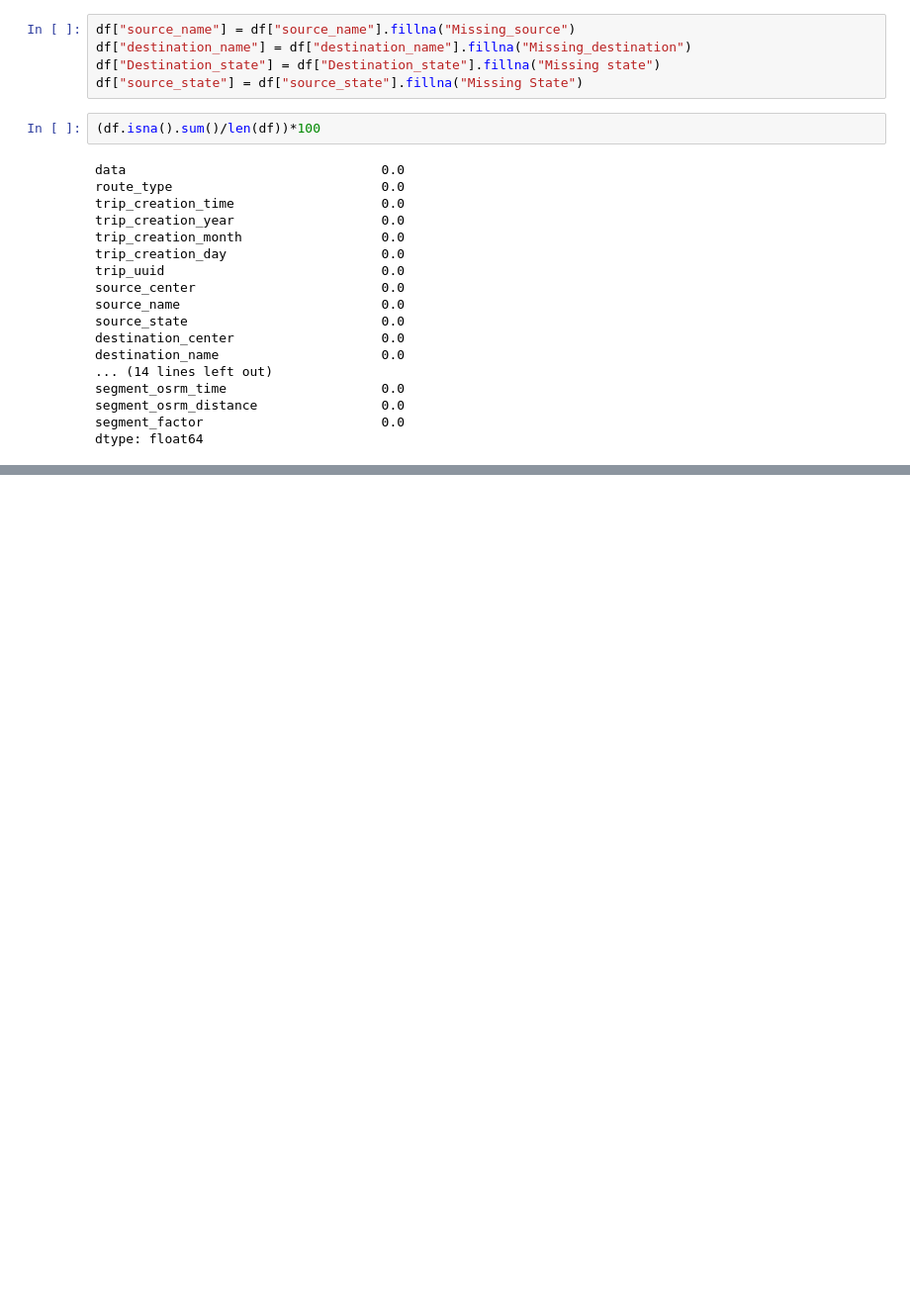
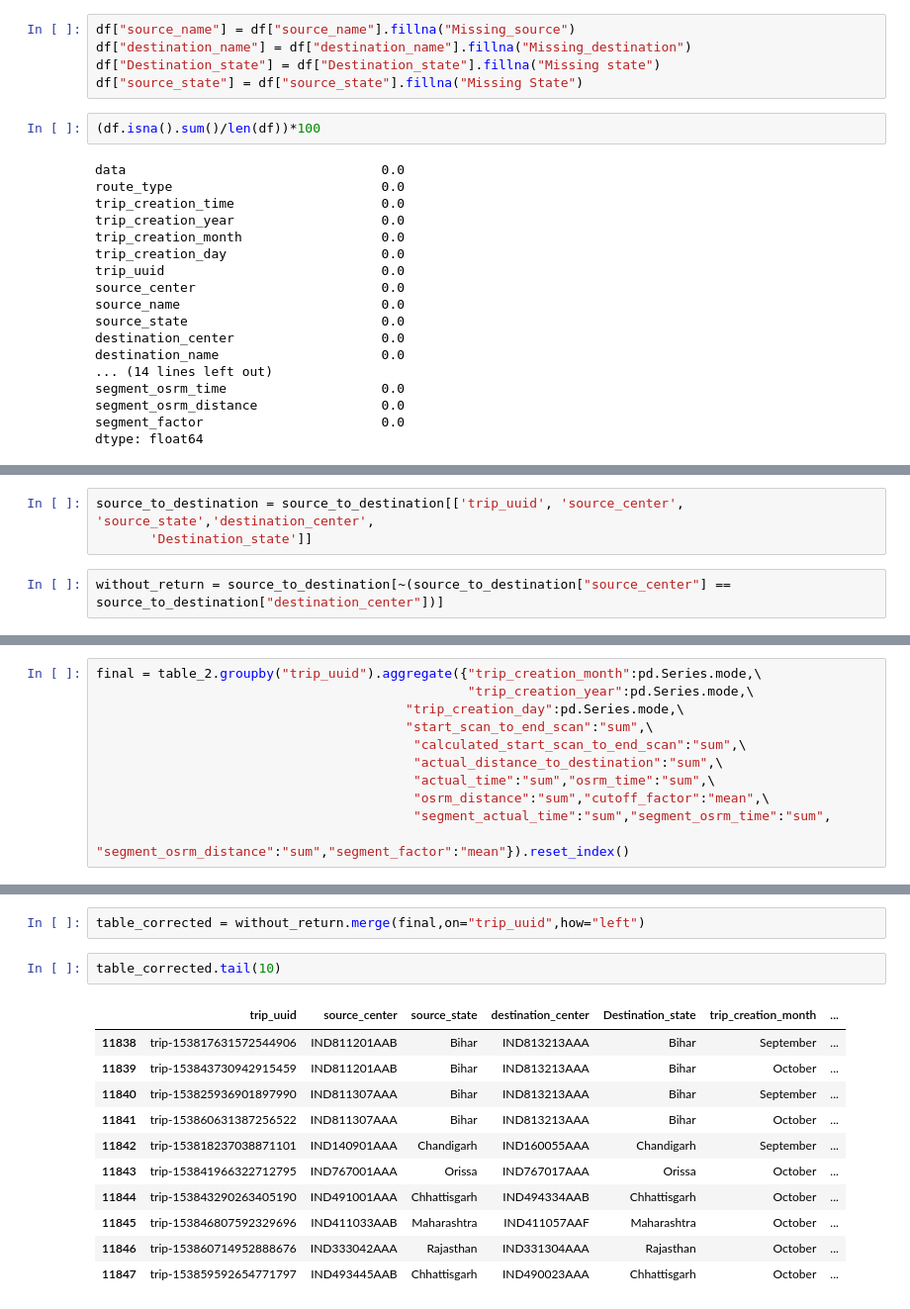
Before and after one commit to Navaneeth-7/scaler_logistics_service, a Jupyter notebook: file_1.ipynb, the cells around one changed output, grey strips where cells are left out. Shown at 99% size. Cells and saved outputs as stored; diff of their text form; blank space fills up the shorter version.

```diff
--- a/file_1.ipynb
+++ b/file_1.ipynb
@@ -221,0 +446,5 @@ dtype: float64
+# %%
+source_to_destination = source_to_destination[['trip_uuid', 'source_center', 'source_state','destination_center',
+       'Destination_state']]
+# %%
+without_return = source_to_destination[~(source_to_destination["source_center"] == source_to_destination["destination_center"])]
@@ -221,0 +467,11 @@ dtype: float64
+# %%
+final = table_2.groupby("trip_uuid").aggregate({"trip_creation_month":pd.Series.mode,\
+                                                "trip_creation_year":pd.Series.mode,\
+                                        "trip_creation_day":pd.Series.mode,\
+                                        "start_scan_to_end_scan":"sum",\
+                                         "calculated_start_scan_to_end_scan":"sum",\
+                                         "actual_distance_to_destination":"sum",\
+                                         "actual_time":"sum","osrm_time":"sum",\
+                                         "osrm_distance":"sum","cutoff_factor":"mean",\
+                                         "segment_actual_time":"sum","segment_osrm_time":"sum",
+                                         "segment_osrm_distance":"sum","segment_factor":"mean"}).reset_index()
@@ -221,0 +494,16 @@ dtype: float64
+# %%
+table_corrected = without_return.merge(final,on="trip_uuid",how="left")
+# %%
+table_corrected.tail(10)
+# %% [output]
+|  | trip_uuid | source_center | source_state | destination_center | Destination_state | trip_creation_month | ... |
+| 11838 | trip-153817631572544906 | IND811201AAB | Bihar | IND813213AAA | Bihar | September | ... |
+| 11839 | trip-153843730942915459 | IND811201AAB | Bihar | IND813213AAA | Bihar | October | ... |
+| 11840 | trip-153825936901897990 | IND811307AAA | Bihar | IND813213AAA | Bihar | September | ... |
+| 11841 | trip-153860631387256522 | IND811307AAA | Bihar | IND813213AAA | Bihar | October | ... |
+| 11842 | trip-153818237038871101 | IND140901AAA | Chandigarh | IND160055AAA | Chandigarh | September | ... |
+| 11843 | trip-153841966322712795 | IND767001AAA | Orissa | IND767017AAA | Orissa | October | ... |
+| 11844 | trip-153843290263405190 | IND491001AAA | Chhattisgarh | IND494334AAB | Chhattisgarh | October | ... |
+| 11845 | trip-153846807592329696 | IND411033AAB | Maharashtra | IND411057AAF | Maharashtra | October | ... |
+| 11846 | trip-153860714952888676 | IND333042AAA | Rajasthan | IND331304AAA | Rajasthan | October | ... |
+| 11847 | trip-153859592654771797 | IND493445AAB | Chhattisgarh | IND490023AAA | Chhattisgarh | October | ... |
```
Also changed, not shown: parts of 21 cells of this notebook, 2 other files.
